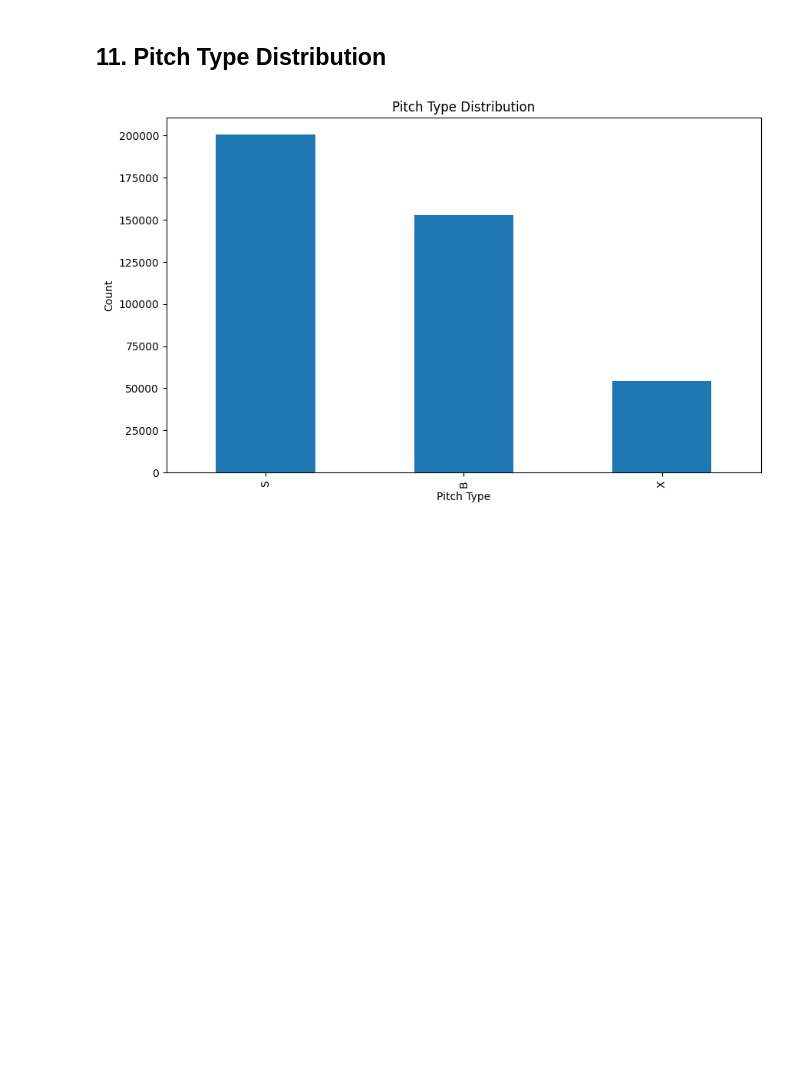
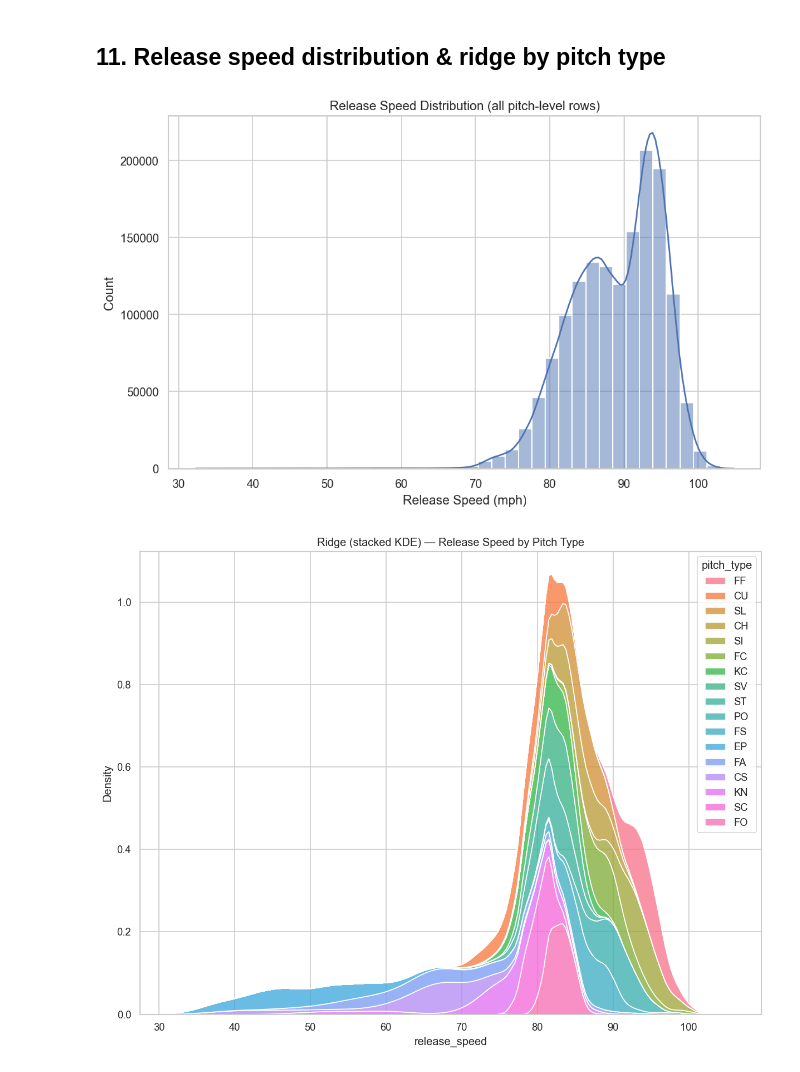
Before and after one commit to EthanBobrik/MLB-Bullpen-Strategy, a Jupyter notebook: notebooks/03_eda_sanity.ipynb, the cells around one changed output. Saved outputs shown, nothing was run; the diff lists cells and outputs as text; code cells hidden in the pictures; blank space fills up the shorter version.

```diff
--- a/notebooks/03_eda_sanity.ipynb
+++ b/notebooks/03_eda_sanity.ipynb
@@ -68 +84,17 @@ df.head()
+# %%
+# Normalize column names we will use (aliases to avoid confusion)
+# raw columns (as you supplied) contain: 'pitcher', 'pitch_number', 'at_bat_number', 'outs_when_up',
+# 'events', 'pitch_type', 'release_speed', 'n_thruorder_pitcher', 'game_pk', 'inning', etc.
+
+# Use consistent names in this notebook
+PITCHER_COL = "pitcher"
+GAME_COL = "game_pk"
+PITCH_NUM_COL = "pitch_number"
+ATBAT_COL = "at_bat_number"
+EVENT_COL = "events"
+OUTS_WHEN_UP_COL = "outs_when_up"
+INNING_COL = "inning"
+TTO_RAW_COL = "n_thruorder_pitcher"  # pitch-level TTO if present
+RELEASE_SPEED_COL = "release_speed"
+PITCH_TYPE_COL = "pitch_type"
 # %% [markdown]
@@ -280,13 +348,21 @@ plt.show()
 # %% [markdown]
-## 11. Pitch Type Distribution
+## 11. Release speed distribution & ridge by pitch type
 # %%
+# Overall release speed distribution
 plt.figure(figsize=(10,6))
-df["type"].value_counts().plot(kind="bar")
-plt.title("Pitch Type Distribution")
-plt.xlabel("Pitch Type")
-plt.ylabel("Count")
-plt.savefig("viz/pitch_type_distribution.png", dpi=300)
+sns.histplot(df[RELEASE_SPEED_COL].dropna(), bins=40, kde=True)
+plt.title("Release Speed Distribution (all pitch-level rows)")
+plt.xlabel("Release Speed (mph)")
+plt.savefig(os.path.join(viz_folder, "release_speed_hist.png"), dpi=300, bbox_inches="tight")
 plt.show()
+
+# Ridge plot-style KDE of release speed by pitch type (stacked)
+plt.figure(figsize=(12,9))
+sns.kdeplot(data=df, x=RELEASE_SPEED_COL, hue=PITCH_TYPE_COL, multiple="stack", common_norm=False)
+plt.title("Ridge (stacked KDE) — Release Speed by Pitch Type")
+plt.savefig(os.path.join(viz_folder, "ridge_speed_by_pitchtype.png"), dpi=300, bbox_inches="tight")
+plt.show()
 # %% [output]
-[figure, old version]
+[figure, new version]
+[figure, added]
 # %% [markdown]
```
Also changed, not shown: parts of 48 cells of this notebook, 24 other files.
